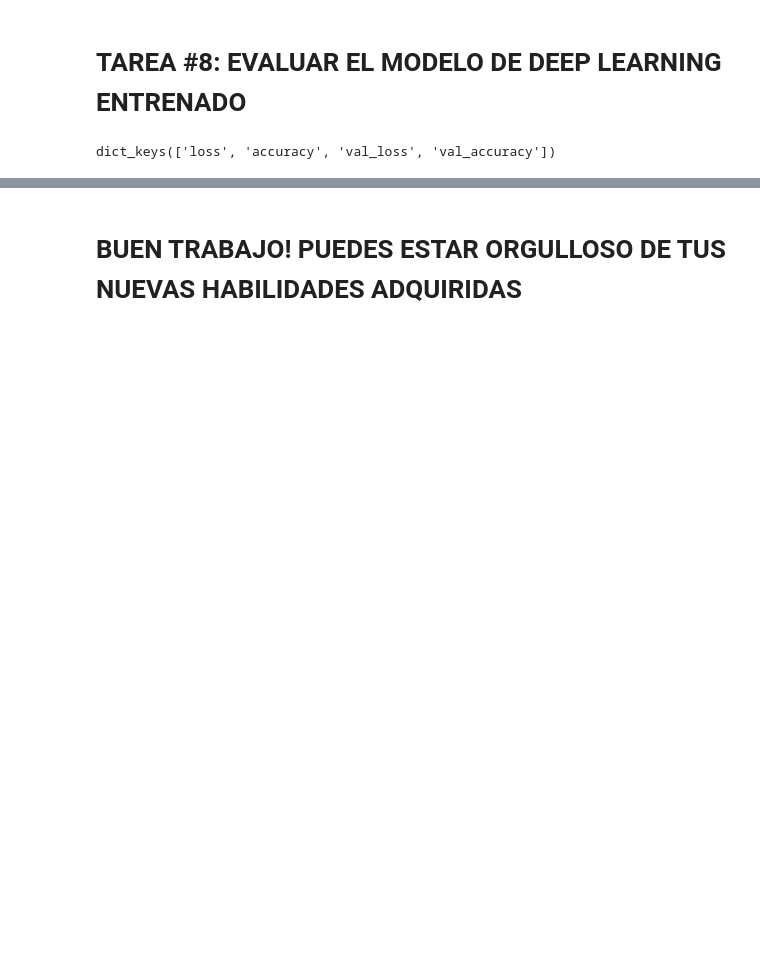
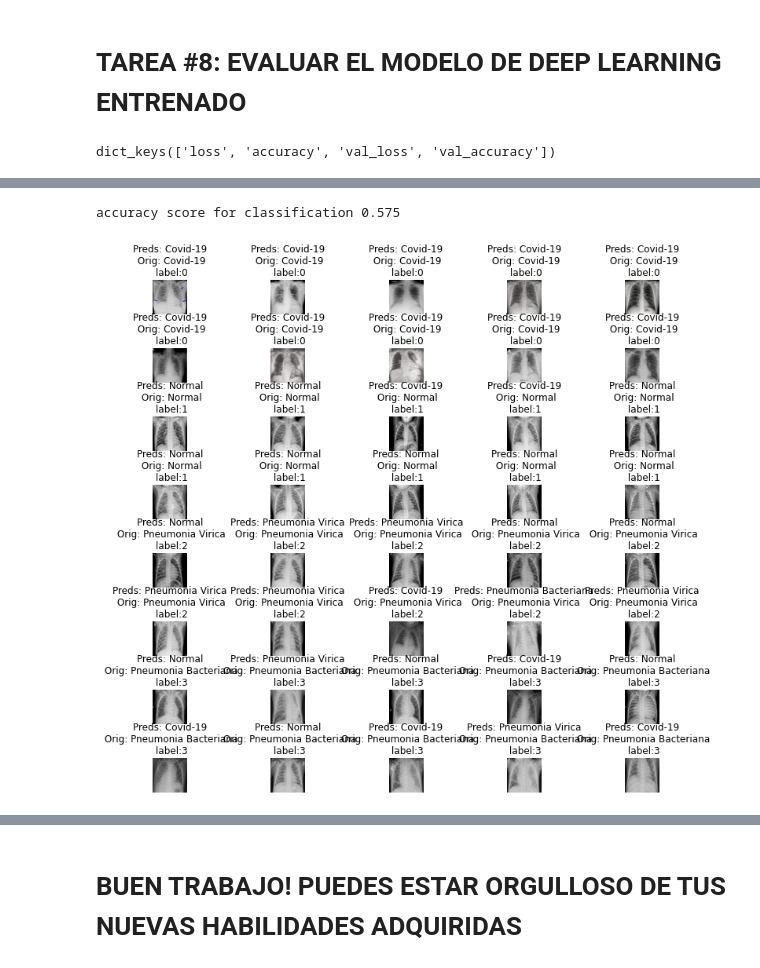
Before and after one commit to cristobalvch/DataScience-For-Business, a Jupyter notebook: Operations-Image_Classification.ipynb, the cells around one changed output, grey strips where cells are left out. Saved outputs shown, nothing was run; the diff lists cells and outputs as text; code cells hidden in the pictures; blank space fills up the shorter version.

```diff
--- a/Operations-Image_Classification.ipynb
+++ b/Operations-Image_Classification.ipynb
@@ -250,0 +250,4 @@ plt.show()
+# %%
+test_path = '/content/drive/My Drive/Colab Notebooks/Test'
+test_gen = ImageDataGenerator(rescale=1./255)
+test_generator = test_gen.flow_from_directory(batch_size=40,directory=test_path,shuffle=True, target_size=(256,256), class_mode='categorical')
@@ -250,0 +267,35 @@ plt.show()
+# %%
+preds= []
+original = []
+images = []
+
+for i in range(len(os.listdir(test_path))):
+  for item in os.listdir(os.path.join(test_path,str(i))):
+    img = cv2.imread(os.path.join(test_path,str(i),item))
+    img = cv2.resize(img,(256,256))
+    images.append(img)
+
+    img = img/255
+    img = img.reshape(-1,256,256,3)
+    predict = model.predict(img)
+    predict = np.argmax(predict)
+    preds.append(predict)
+
+    original.append(i)
+# %%
+score = accuracy_score(original,preds)
+print("accuracy score for classification",score)
+# %% [output]
+accuracy score for classification 0.575
+# %%
+fig, axs = plt.subplots(8,5,figsize=(12,12))
+axs = axs.flatten()
+
+for i in np.arange(0,40):
+  axs[i].imshow(images[i])
+  axs[i].set_title(f"Preds: {str(label_names[preds[i]])}\n Orig: {str(label_names[original[i]])}\n label:{original[i]}")
+  axs[i].axis('off')
+
+plt.subplots_adjust(wspace=1.2,hspace=1)
+# %% [output]
+[figure, added]
```
Also changed, not shown: parts of 12 cells of this notebook.
